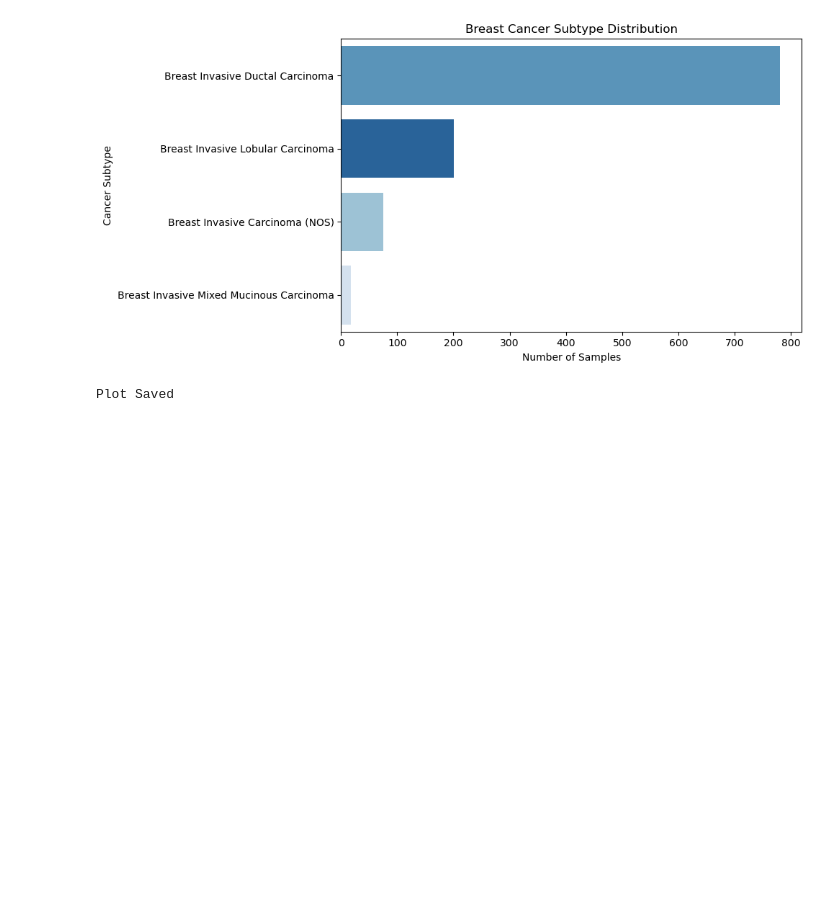
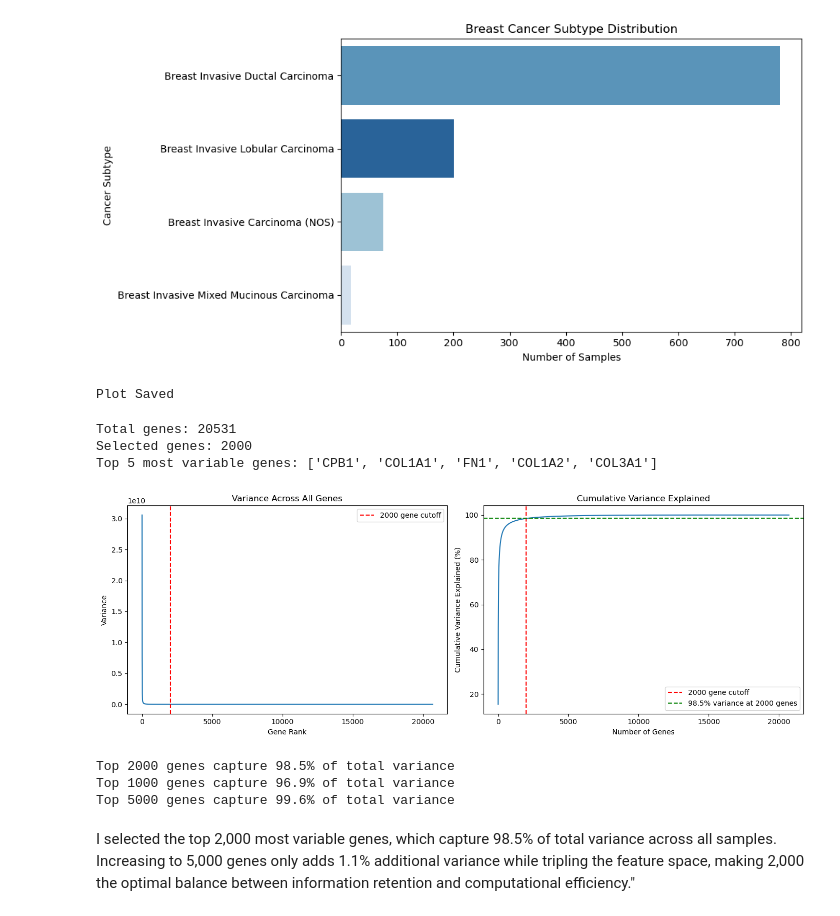
Before and after one commit to DrBharatPugaliya/gene-expression-classifier, a Jupyter notebook: 01_data_exploration.ipynb, the cells around one changed output. Drawn from its saved outputs; the diff is of its cells as text; code cells hidden in the pictures; blank space fills up the shorter version.

```diff
--- a/01_data_exploration.ipynb
+++ b/01_data_exploration.ipynb
@@ -174,3 +174,57 @@ print("Plot Saved")
 # %% [output]
 [figure]
 Plot Saved
+# %%
+gene_cols = [col for col in merged.columns if col not in ["SAMPLE_ID", "CANCER_TYPE_DETAILED"]]
+variance = merged[gene_cols].var()
+top_genes = variance.nlargest(2000).index.tolist()
+print(f"Total genes: {len(gene_cols)}")
+print(f"Selected genes: {len(top_genes)}")
+print(f"Top 5 most variable genes: {top_genes[:5]}")
+# %% [output]
+Total genes: 20531
+Selected genes: 2000
+Top 5 most variable genes: ['CPB1', 'COL1A1', 'FN1', 'COL1A2', 'COL3A1']
+# %%
+import matplotlib.pyplot as plt
+import numpy as np
+
+# Calculate variances
+variances_sorted = variance.sort_values(ascending=False)
+
+# Plot variance distribution
+fig, axes = plt.subplots(1, 2, figsize=(14, 5))
+
+# Plot 1 - Full variance distribution
+axes[0].plot(range(len(variances_sorted)), variances_sorted.values)
+axes[0].set_xlabel("Gene Rank")
+axes[0].set_ylabel("Variance")
+axes[0].set_title("Variance Across All Genes")
+axes[0].axvline(x=2000, color='red', linestyle='--', label='2000 gene cutoff')
+axes[0].legend()
+
+# Plot 2 - Cumulative variance explained
+cumulative = np.cumsum(variances_sorted.values) / np.sum(variances_sorted.values) * 100
+axes[1].plot(range(len(cumulative)), cumulative)
+axes[1].set_xlabel("Number of Genes")
+axes[1].set_ylabel("Cumulative Variance Explained (%)")
+axes[1].set_title("Cumulative Variance Explained")
+axes[1].axvline(x=2000, color='red', linestyle='--', label='2000 gene cutoff')
+axes[1].axhline(y=cumulative[1999], color='green', linestyle='--',
+                label=f'{cumulative[1999]:.1f}% variance at 2000 genes')
+axes[1].legend()
+
+plt.tight_layout()
+plt.savefig("../results/figures/variance_threshold.png", dpi=150)
+plt.show()
+
+print(f"\nTop 2000 genes capture {cumulative[1999]:.1f}% of total variance")
+print(f"Top 1000 genes capture {cumulative[999]:.1f}% of total variance")
+print(f"Top 5000 genes capture {cumulative[4999]:.1f}% of total variance")
+# %% [output]
+[figure, added]
+Top 2000 genes capture 98.5% of total variance
+Top 1000 genes capture 96.9% of total variance
+Top 5000 genes capture 99.6% of total variance
+# %% [markdown]
+I selected the top 2,000 most variable genes, which capture 98.5% of total variance across all samples. Increasing to 5,000 genes only adds 1.1% additional variance while tripling the feature space, making 2,000 the optimal balance between information retention and computational efficiency."
```
Also changed, not shown: parts of 2 cells of this notebook.
